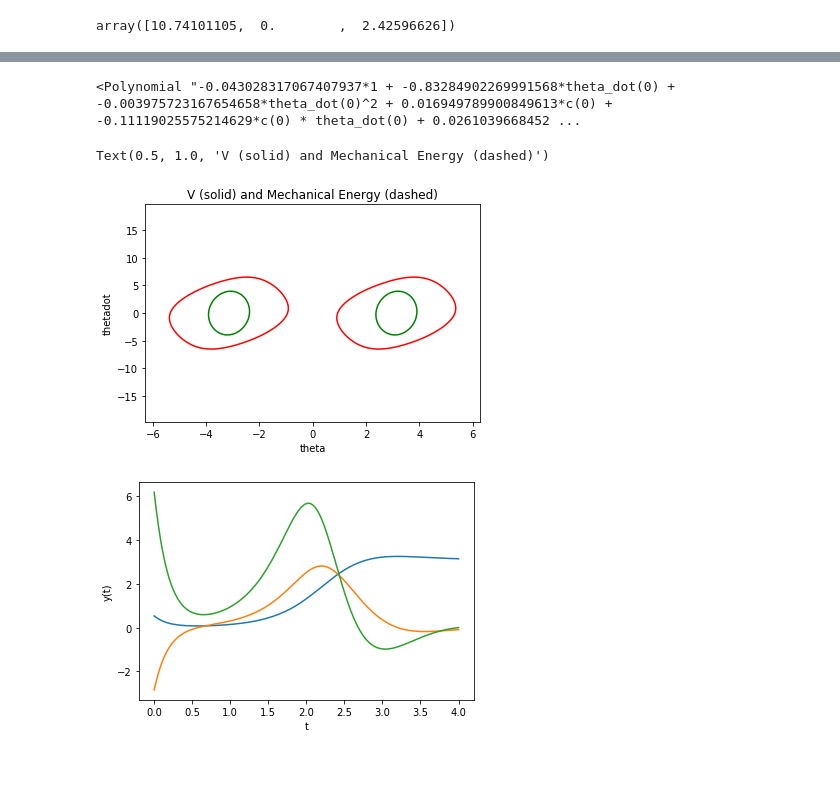
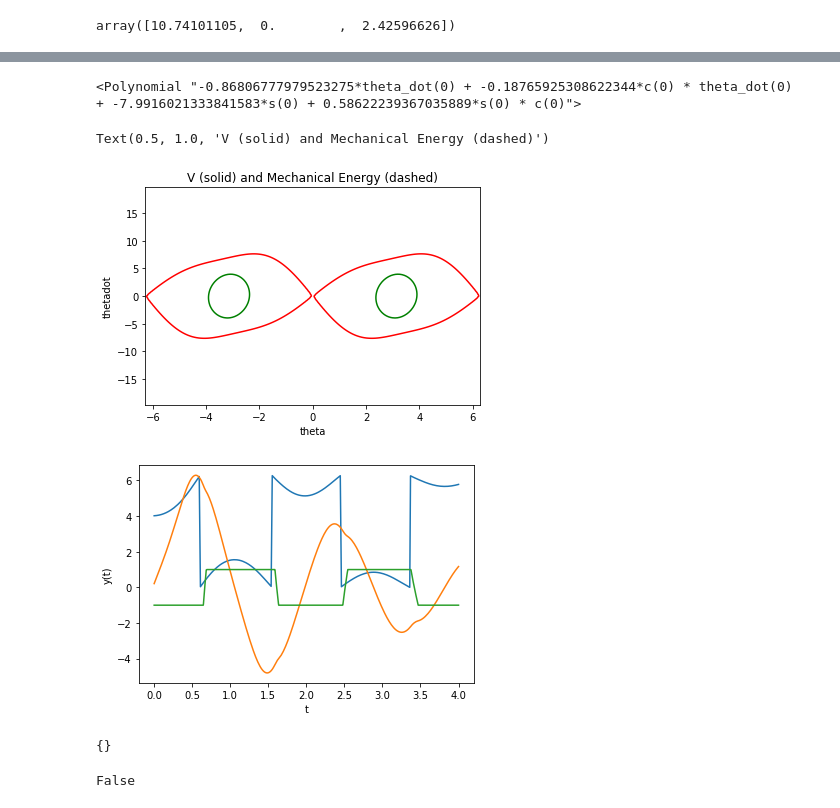
Before and after one commit to abhiagarwal-17/underactuated-edited, a Jupyter notebook: linear_lyapunov.ipynb, the cells around one changed output, grey strips where cells are left out. Saved outputs shown, nothing was run; the diff lists cells and outputs as text; code cells hidden in the pictures; blank space fills up the shorter version.

```diff
--- a/linear_lyapunov.ipynb
+++ b/linear_lyapunov.ipynb
@@ -2448,9 +2448,6 @@ def fixed_rho_min_max(x, xd, g_input, V, Vdot, x_0, u_ideal, u, doing_min, rho):
                         - p.mass()*p.gravity()*p.length()*x[0]) - u_ideal
     g[2] = g2
 
-    rho = 0
-    rho_step = 0.1
-
     Vdot_degree = Vdot.TotalDegree()
     V_degree = V.TotalDegree()
     u_deg = u.TotalDegree()
@@ -2503,8 +2500,6 @@ def fixed_rho_min_max(x, xd, g_input, V, Vdot, x_0, u_ideal, u, doing_min, rho):
     curr_lambdas = []
     if result.is_success():
         #print(rho)
-        rho += rho_step
-
         lambda_g_results = []
         for i in range(g.size):
             lambda_g_results.append(result.GetSolution(lambda_g[i]).RemoveTermsWithSmallCoefficients(coeff))
@@ -2595,10 +2590,12 @@ def find_implicit_controller(x, xd, lambda_rhos, lambda_rho_mins, lambda_rho_max
     prog.AddIndeterminates(x)
     prog.AddIndeterminates(xd)
 
+    y = np.hstack([x, xd])
+
     V = prog.NewFreePolynomial(Variables(x), V_degree)
     Vdot = V.Jacobian(x).dot(xd)
-    # the u business
-    u = prog.NewFreePolynomial(Variables(x), 2)
+
+    u = prog.NewFreePolynomial(Variables(x), 3)
 
     g2 = Polynomial(p.mass()*(p.length()**2)*xd[2] + p.damping()*x[2] \
                     - p.mass()*p.gravity()*p.length()*x[0]) - u
@@ -2653,6 +2650,9 @@ def find_implicit_controller(x, xd, lambda_rhos, lambda_rho_mins, lambda_rho_max
     #prog.AddLinearCost(np.trace(Q))
     prog.AddLinearConstraint(V.ToExpression().Substitute({x[0]: 0, x[1]:1, x[2]:0}) == 0)
 
+#     prog.AddLinearConstraint(V.ToExpression().Substitute({x[0]: 0, x[1]:1, x[2]:0, \
+#                                                           xd[0]: 0, xd[1]: 0, xd[2]:0}) == 0)
+
     solver = MosekSolver()
     result = solver.Solve(prog)
 
@@ -2660,7 +2660,7 @@ def find_implicit_controller(x, xd, lambda_rhos, lambda_rho_mins, lambda_rho_max
 
     print("V solution status: " + str(k))
 
-    assert result.is_success()
+    #assert result.is_success()
     return result.GetSolution(V).RemoveTermsWithSmallCoefficients(coeff), \
 result.GetSolution(u).RemoveTermsWithSmallCoefficients(coeff)
 
@@ -2699,7 +2699,7 @@ def certifier_implicit(G, u_min, u_max):
 
     u = Polynomial(u)
 
-    for i in range(13):
+    for i in range(25):
         print("Welcome to STEP: " + str(i))
 
         rho, lambda_rhos = line_search_rho(x, xd, g_poly, V, Vdot, x_0, u, u_min, u_max)
@@ -2710,15 +2710,14 @@ def certifier_implicit(G, u_min, u_max):
         print('max: ' + str(rho_max))
         print('min: ' + str(rho_min))
 
-        assert rho_min == rho_max # the support for further code isn't yet available
+        picked_rho = min(rho, min(rho_max, rho_min))
 
-        picked_rho = min(rho, rho_min)
+        lambda_rhos = fixed_rho(x, xd, g_poly, V, Vdot, x_0, u, u_min, u_max, picked_rho)
+        lambda_rhos_maxs = fixed_rho_min_max(x, xd, g_poly, V, Vdot, x_0, u_max, u, False, picked_rho)
+        lambda_rhos_mins = fixed_rho_min_max(x, xd, g_poly, V, Vdot, x_0, u_min, u, True, picked_rho)
 
-        if rho_min < rho:
-            lambda_rhos = fixed_rho(x, xd, g_poly, V, Vdot, x_0, u, u_min, u_max, picked_rho)
-        else:
-            lambda_rhos_maxs = fixed_rho_min_max(x, xd, g_poly, V, Vdot, x_0, u_max, u, False, picked_rho)
-            lambda_rhos_mins = fixed_rho_min_max(x, xd, g_poly, V, Vdot, x_0, u_min, u, True, picked_rho)
+
+
 
         V, u = find_implicit_controller(x, xd, lambda_rhos, lambda_rho_mins, lambda_rho_maxs, g_poly, \
                                              V_degree, x_0, u_min, u_max, picked_rho)
@@ -2730,7 +2729,7 @@ def certifier_implicit(G, u_min, u_max):
         display(Markdown("$ V(x)="+ToLatex(V.ToExpression(), 9)+"$"))
         display(Markdown("$ u(x)="+ToLatex(u.ToExpression(), 9)+"$"))
 
-        Vdot = Polynomial(V.ToExpression()).Jacobian(x).dot(xd)
+        Vdot = V.Jacobian(x).dot(xd)
 
     return V, u, rho_max, rho
 
@@ -2770,7 +2769,7 @@ $ V(x)=(2.264537441 - 1.686785143c_{0} + 0.056473942s_{0} theta_dot_{0} - 0.5472
 # %%
 u
 # %% [output]
-<Polynomial "-0.043028317067407937*1 + -0.83284902269991568*theta_dot(0) + -0.003975723167654658*theta_dot(0)^2 + 0.016949789900849613*c(0) + -0.11119025575214629*c(0) * theta_dot(0) + 0.0261039668452 ...
+<Polynomial "-0.86806777979523275*theta_dot(0) + -0.18765925308622344*c(0) * theta_dot(0) + -7.9916021333841583*s(0) + 0.58622239367035889*s(0) * c(0)">
 # %%
 var_list = list(V.indeterminates())
 s = var_list[0]
@@ -2801,15 +2800,15 @@ for i in range(nq):
 fig, ax = plt.subplots()
 #cf = ax.contour(Q, QD, Vplot)
 #fig.colorbar(cf, ax=ax)
-ax.contour(Q, QD, Vplot, levels = [0.899], colors = 'r')
-ax.contour(Q, QD, Vplot_old, levels = [0.799], colors = 'g')
+ax.contour(Q, QD, Vplot, levels = [1.2], colors = 'r')
+ax.contour(Q, QD, Vplot_old, levels = [0.8], colors = 'g')
 #ax.contour(Q, QD, Energy, alpha=0.5, linestyles="dashed")
 ax.set_xlabel("theta")
 ax.set_ylabel("thetadot")
 ax.set_title("V (solid) and Mechanical Energy (dashed)")
 # %% [output]
 Text(0.5, 1.0, 'V (solid) and Mechanical Energy (dashed)')
-[figure, old version]
+[figure, new version]
 # %%
 #before moving further, confirm that implicitly found dynamics work in simulation
 def UprightState():
@@ -2840,7 +2839,7 @@ def acrobot_balancing_example():
     builder = DiagramBuilder()
     pendulum = builder.AddSystem(PendulumPlant())
 
-    saturation = builder.AddSystem(Saturation(min_value=[-7], max_value=[7]))
+    saturation = builder.AddSystem(Saturation(min_value=[-1], max_value=[1]))
     builder.Connect(saturation.get_output_port(0), pendulum.get_input_port(0))
     wrapangles = WrapToSystem(2)
     wrapangles.set_interval(0, 0, 2. * np.pi)
@@ -2852,34 +2851,34 @@ def acrobot_balancing_example():
 
     logger = LogVectorOutput(wrapto.get_output_port(0), builder)
     logger2 = LogVectorOutput(saturation.get_output_port(0), builder)
 
     diagram = builder.Build()
 
     # Set up a simulator to run this diagram
     simulator = Simulator(diagram)
     context = simulator.get_mutable_context()
 
     # Simulate
     simulator.set_target_realtime_rate(0.0)
     duration = 4 if running_as_notebook else 0.1
     for i in range(1):
         context.SetTime(0.)
-        np.random.seed(2000)
+#         np.random.seed(10000)
         context.SetContinuousState(np.append(UprightState(), 0) -
-                                 1.5* np.random.randn(3,))
+                                 0.5* np.random.randn(3,))
         simulator.Initialize()
         simulator.AdvanceTo(duration)
 
         log = logger.FindLog(context)
         plt.figure()
-        plt.plot(log.sample_times(), log.data().transpose())\
+        plt.plot(log.sample_times(), log.data().transpose())
 
         log2 = logger2.FindLog(context)
         plt.plot(log2.sample_times(), log2.data().transpose())
         plt.xlabel('t')
         plt.ylabel('y(t)');
 
 
 acrobot_balancing_example()
 # %% [output]
-[figure, old version]
+[figure, new version]
@@ -2885,0 +2889,8 @@ acrobot_balancing_example()
+# %%
+op.GetOptions(MosekSolver().solver_id())
+# %% [output]
+{}
+# %%
+op.get_print_to_console()
+# %% [output]
+False
```
Also changed, not shown: parts of 3 cells of this notebook, 2 other files.
